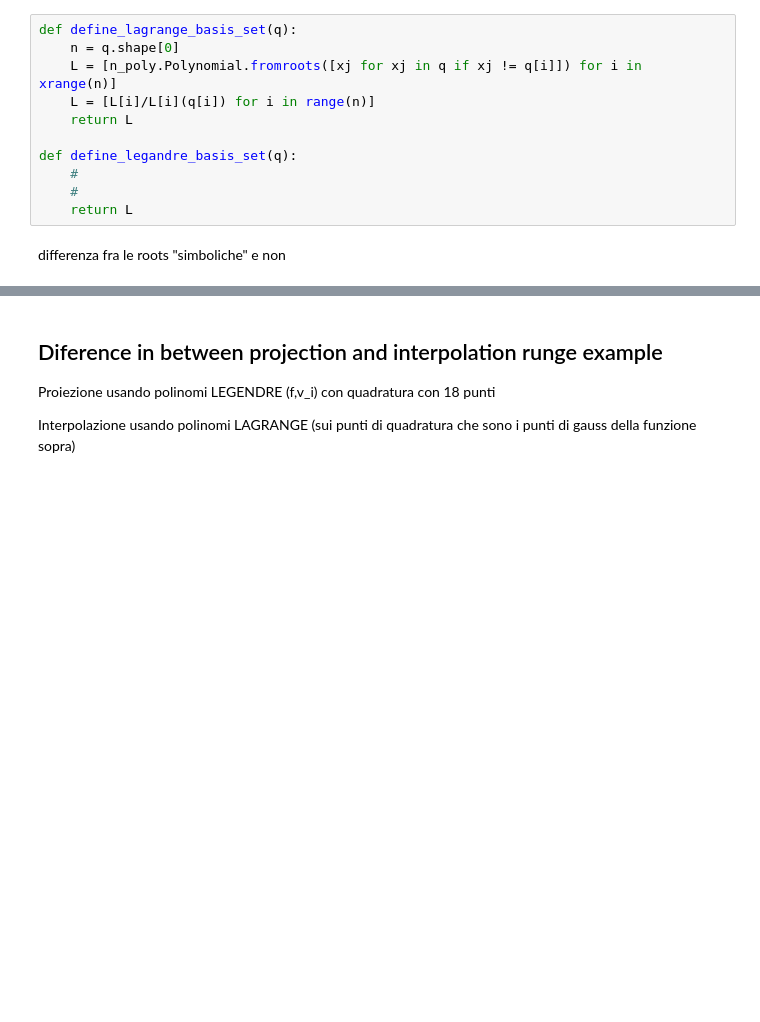
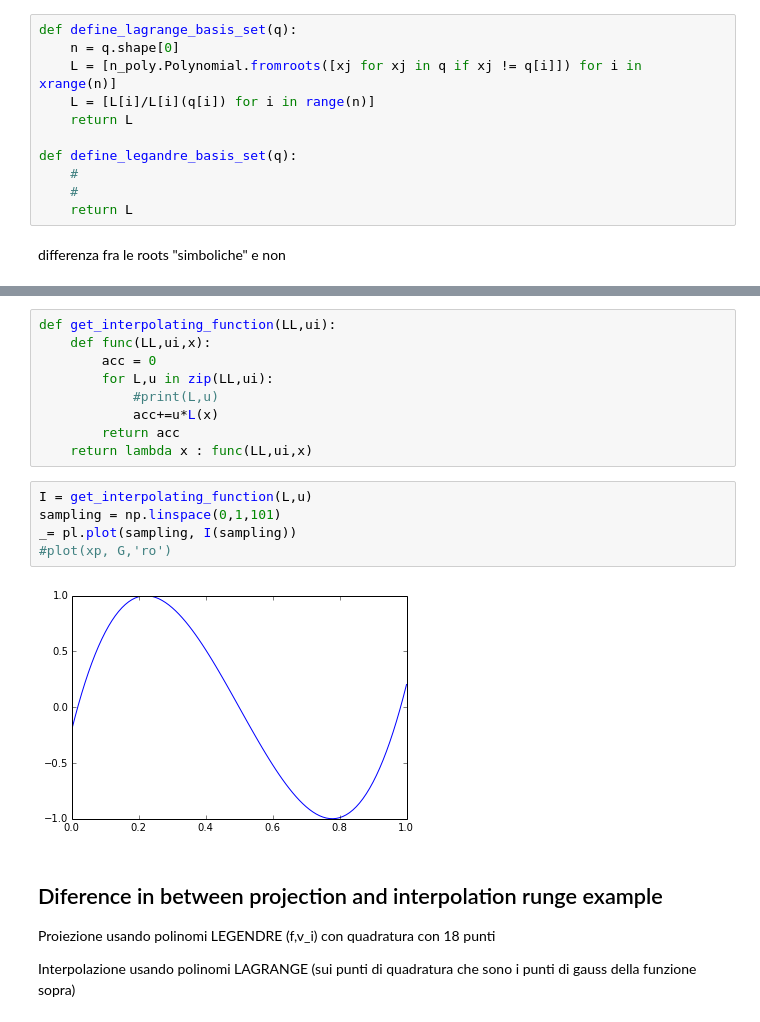
Before and after one commit to nicolacavallini/applied-mathematics, a Jupyter notebook: python-lectures/04_best_approximation.ipynb, the cells around one changed output, grey strips where cells are left out. Drawn from its saved outputs; the diff is of its cells as text; blank space fills up the shorter version.

```diff
--- a/python-lectures/04_best_approximation.ipynb
+++ b/python-lectures/04_best_approximation.ipynb
@@ -302,3 +381,19 @@ for i in range(n):
+# %%
+def get_interpolating_function(LL,ui):
+    def func(LL,ui,x):
+        acc = 0
+        for L,u in zip(LL,ui):
+            #print(L,u)
+            acc+=u*L(x)
+        return acc
+    return lambda x : func(LL,ui,x)
+# %%
+I = get_interpolating_function(L,u)
+sampling = np.linspace(0,1,101)
+_= pl.plot(sampling, I(sampling))
+#plot(xp, G,'ro')
+# %% [output]
+[figure, added]
 # %% [markdown]
 ## Diference in between projection and interpolation runge example
 
```
Also changed, not shown: parts of 24 cells of this notebook.
